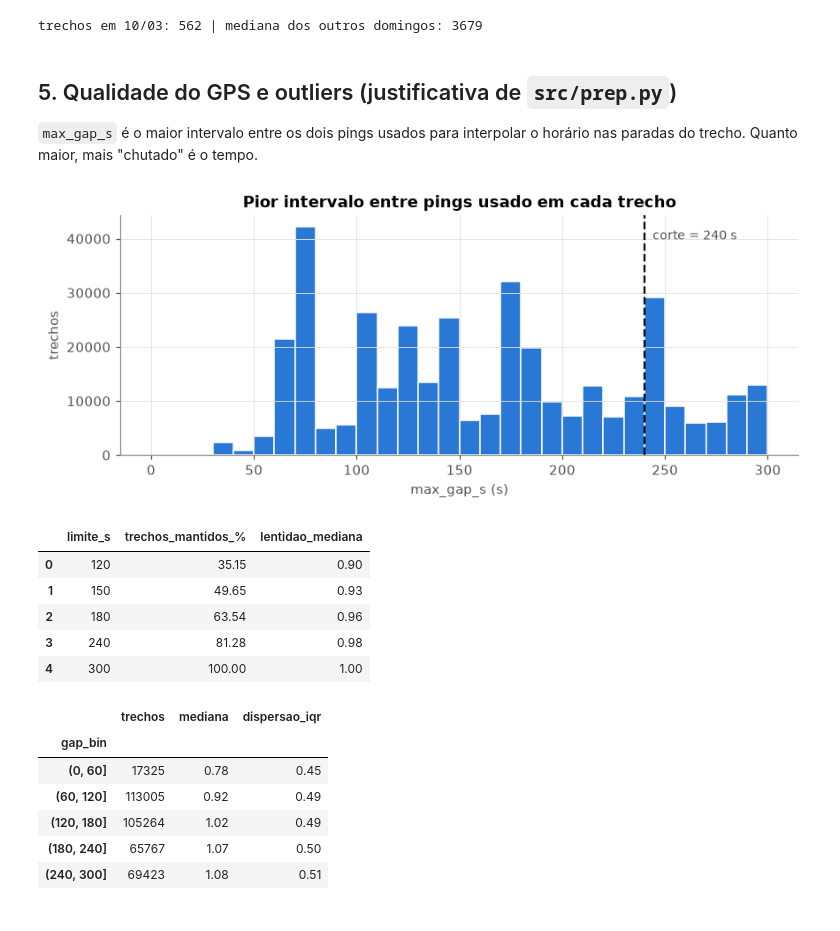
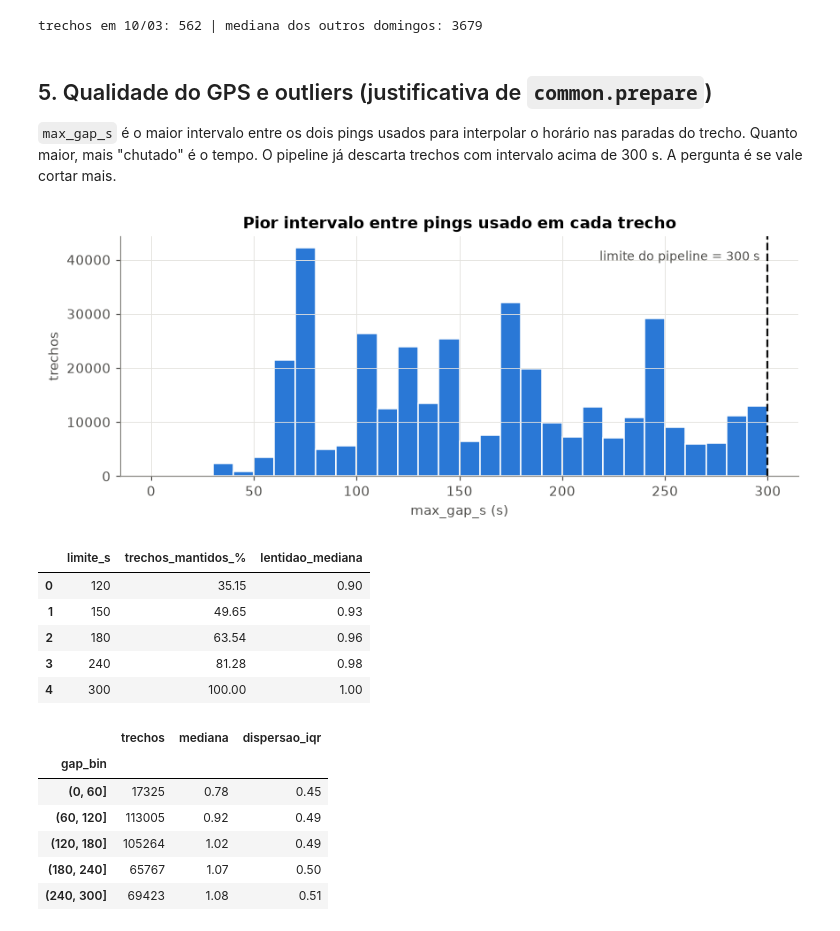
Before and after one commit to figdavi/onibus-ia, a Jupyter notebook: notebooks/01_eda_temporal.ipynb, the cells around one changed output. Saved outputs shown, nothing was run; the diff lists cells and outputs as text; code cells hidden in the pictures.

```diff
--- a/notebooks/01_eda_temporal.ipynb
+++ b/notebooks/01_eda_temporal.ipynb
@@ -21,20 +21,34 @@ import sys
 from pathlib import Path
 
 IN_COLAB = "google.colab" in sys.modules
+
+# Arquivo público no Google Drive (derivado de datasets públicos do Kaggle).
+# Baixado por link com gdown: funciona em qualquer conta, sem montar o Drive.
+SEGMENTS_FILE_ID = "1tLj2N9EPlnRzXaLENXVkb6k_4zGxi56S"
+
 if IN_COLAB:
-    # No Colab: clonar o repositório e colocar o parquet em /content/onibus-ia/
-    # (ou montar o Drive e ajustar DATA_PATH).
-    ROOT = Path("/content/onibus-ia")
+    import gdown
+
+    DATA_PATH = Path("/content/dados/7-segments/segments_415_v0.parquet")
+    DATA_PATH.parent.mkdir(parents=True, exist_ok=True)
+    if not DATA_PATH.exists():
+        gdown.download(id=SEGMENTS_FILE_ID, output=str(DATA_PATH), quiet=False)
+    if not Path("/content/onibus-ia").exists():
+        !git clone -q https://github.com/figdavi/onibus-ia.git /content/onibus-ia
+    else:
+        !git -C /content/onibus-ia pull -q
+    sys.path.insert(0, "/content/onibus-ia/src")
 else:
     ROOT = Path.cwd().parent if Path.cwd().name == "notebooks" else Path.cwd()
-
-DATA_PATH = ROOT / "segments_415_v0.parquet"
-sys.path.insert(0, str(ROOT / "src"))
+    DATA_PATH = next(p for p in [ROOT / "dados" / "7-segments" / "segments_415_v0.parquet",
+                                 ROOT / "segments_415_v0.parquet"] if p.exists())
+    sys.path.insert(0, str(ROOT / "src"))
 
 import matplotlib.pyplot as plt
 import numpy as np
 import pandas as pd
 
+import common
 import prep
 
 pd.set_option("display.precision", 2)
@@ -265,29 +279,30 @@ print("trechos em 10/03:", int(per_hour[mar10].sum()),
 [figure]
 trechos em 10/03: 562 | mediana dos outros domingos: 3679
 # %% [markdown]
-## 5. Qualidade do GPS e outliers (justificativa de `src/prep.py`)
+## 5. Qualidade do GPS e outliers (justificativa de `common.prepare`)
 
 `max_gap_s` é o maior intervalo entre os dois pings usados para interpolar o
-horário nas paradas do trecho. Quanto maior, mais "chutado" é o tempo.
+horário nas paradas do trecho. Quanto maior, mais "chutado" é o tempo. O pipeline
+já descarta trechos com intervalo acima de 300 s. A pergunta é se vale cortar mais.
 # %%
 thresholds = [120, 150, 180, 240, 300]
 kept = pd.DataFrame({
     "limite_s": thresholds,
     "trechos_mantidos_%": [100 * (seg["max_gap_s"] <= t).mean() for t in thresholds],
     "lentidao_mediana": [seg.loc[seg["max_gap_s"] <= t, "slowness"].median() for t in thresholds],
 })
 fig, ax = plt.subplots(figsize=(9, 3.2))
 ax.hist(seg["max_gap_s"], bins=np.arange(0, 310, 10), color=COLOR["útil"],
         edgecolor="white", linewidth=1)
-ax.axvline(prep.MAX_GAP_S, color="#0b0b0b", lw=1.5, ls="--")
-ax.text(prep.MAX_GAP_S + 4, ax.get_ylim()[1] * 0.9, f"corte = {prep.MAX_GAP_S:.0f} s",
+ax.axvline(300, color="#0b0b0b", lw=1.5, ls="--")
+ax.text(296, ax.get_ylim()[1] * 0.9, "limite do pipeline = 300 s", ha="right",
         fontsize=9, color="#52514e")
 ax.set_xlabel("max_gap_s (s)"); ax.set_ylabel("trechos")
 ax.set_title("Pior intervalo entre pings usado em cada trecho")
 plt.show()
 kept
 # %% [output]
-[figure, old version]
+[figure, new version]
 |  | limite_s | trechos_mantidos_% | lentidao_mediana |
 | 0 | 120 | 35.15 | 0.90 |
 | 1 | 150 | 49.65 | 0.93 |
```
Also changed, not shown: parts of 5 cells of this notebook, 2 other files.
